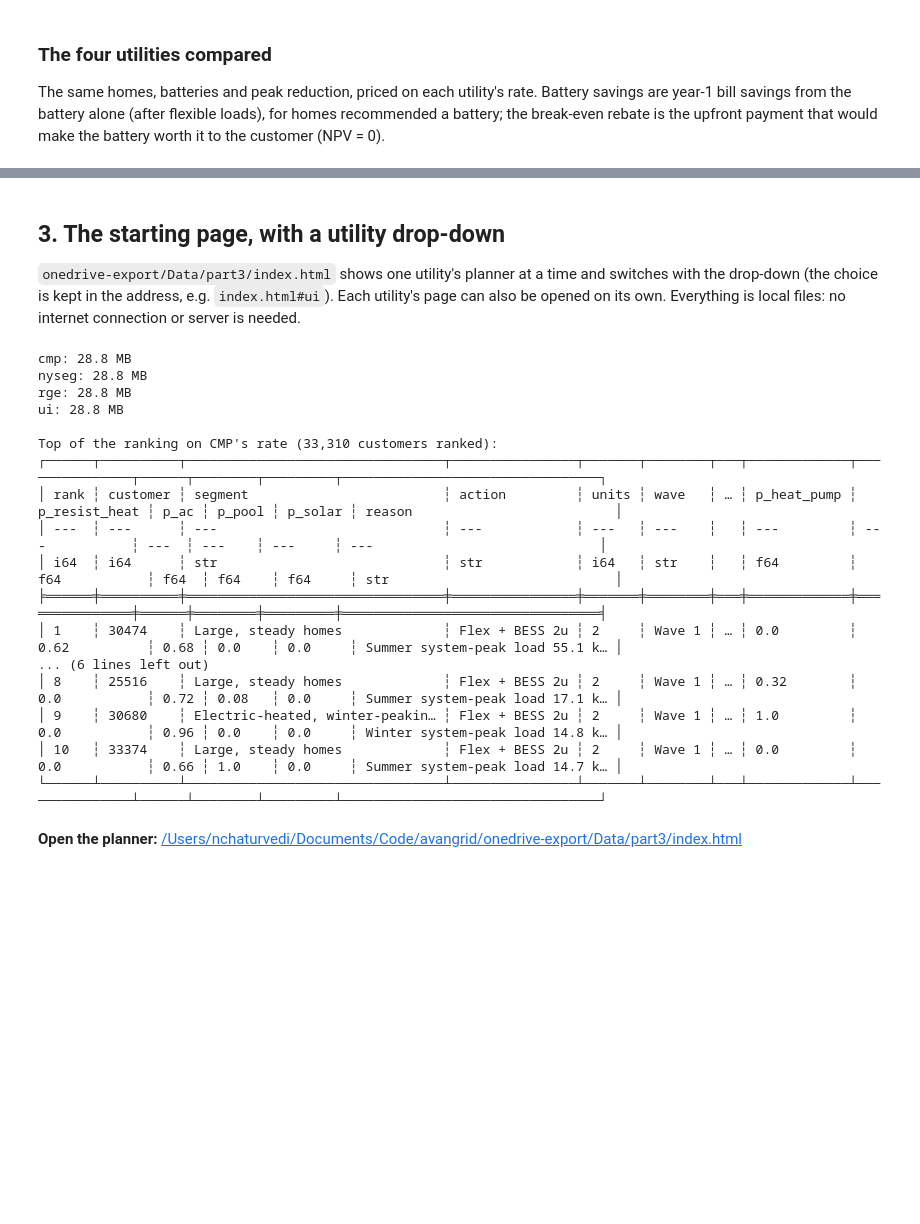
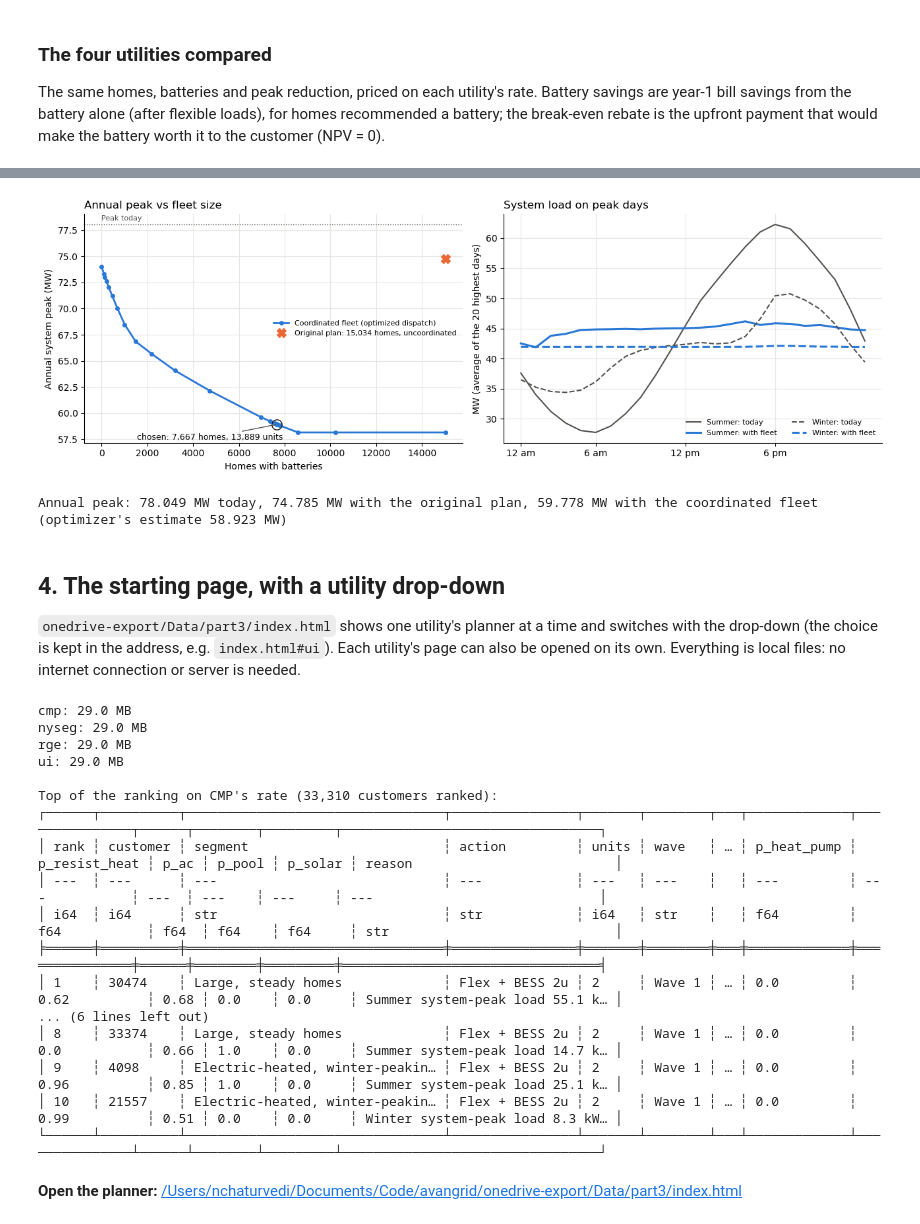
Before and after one commit to nc1387/avangrid-hackathon, a Jupyter notebook: 99_build-planner.ipynb, the cells around one changed output, grey strips where cells are left out. Cells and saved outputs as stored; diff of their text form; code cells hidden in the pictures; blank space fills up the shorter version.

```diff
--- a/99_build-planner.ipynb
+++ b/99_build-planner.ipynb
@@ -154,5 +170,48 @@ with pl.Config(tbl_width_chars=200, tbl_hide_dataframe_shape=True, float_precisi
+# %%
+import matplotlib.pyplot as plt
+
+s = json.loads((PART3 / 'cmp' / 'app_data.json').read_text())['summary']
+f = s['fleet']
+cv = pl.DataFrame(f['curve'])
+fig, (a1, a2) = plt.subplots(1, 2, figsize=(13, 4.4))
+a1.plot(cv['homes'], cv['peak_mw'], color='#2a78d6', linewidth=2, marker='o', markersize=4,
+        label='Coordinated fleet (optimized dispatch)')
+a1.plot(f['selected_homes'], f['lp_peak_mw'], marker='o', markersize=11, markerfacecolor='none', markeredgecolor='#0b0b0b')
+a1.annotate(f"chosen: {f['selected_homes']:,} homes, {f['selected_units']:,} units",
+            xy=(f['selected_homes'], f['lp_peak_mw']), xytext=(f['selected_homes'] * 0.2, f['lp_peak_mw'] - 1.5),
+            arrowprops=dict(arrowstyle='-', color='#52514e'), fontsize=9)
+u = f['uncoordinated']
+a1.plot(u['homes'], u['peak_mw_after'], marker='X', markersize=10, color='#eb6834', linestyle='none',
+        label=f"Original plan: {u['homes']:,} homes, uncoordinated")
+a1.axhline(s['system_peak_mw_before'], color='#52514e', linewidth=1, linestyle=':')
+a1.text(0, s['system_peak_mw_before'] + 0.4, 'Peak today', fontsize=8, color='#52514e')
+a1.set_xlabel('Homes with batteries')
+a1.set_ylabel('Annual system peak (MW)')
+a1.set_title('Annual peak vs fleet size', loc='left')
+a1.legend(frameon=False, loc='center right', fontsize=8)
+hours = list(range(1, 25))
+for season, ls in (('summer', '-'), ('winter', '--')):
+    prof = s['system_profile_mw'][season]
+    a2.plot(hours, prof['before'], color='#52514e', linestyle=ls, linewidth=1.5, label=f'{season.title()}: today')
+    a2.plot(hours, prof['after'], color='#2a78d6', linestyle=ls, linewidth=2.2, label=f'{season.title()}: with fleet')
+a2.set_xticks([1, 6, 12, 18], ['12 am', '6 am', '12 pm', '6 pm'])
+a2.set_ylabel('MW (average of the 20 highest days)')
+a2.set_title('System load on peak days', loc='left')
+a2.legend(frameon=False, fontsize=8, ncol=2, loc='lower right')
+for ax in (a1, a2):
+    ax.grid(color='#e6e5e1')
+    ax.set_axisbelow(True)
+    ax.spines[['top', 'right']].set_visible(False)
+fig.tight_layout()
+fig.savefig(config.EDA_DIR / 'planner_fleet_curve.png', dpi=150)
+plt.show()
+print(f"Annual peak: {s['system_peak_mw_before']} MW today, {u['peak_mw_after']} MW with the original plan, "
+      f"{f['peak_mw_after']} MW with the coordinated fleet (optimizer's estimate {f['lp_peak_mw']} MW)")
+# %% [output]
+[figure, added]
+Annual peak: 78.049 MW today, 74.785 MW with the original plan, 59.778 MW with the coordinated fleet (optimizer's estimate 58.923 MW)
 # %% [markdown]
-## 3. The starting page, with a utility drop-down
+## 4. The starting page, with a utility drop-down
 
 `onedrive-export/Data/part3/index.html` shows one utility's planner at a time and switches with the drop-down
 (the choice is kept in the address, e.g. `index.html#ui`). Each utility's page can also be opened on its own.
@@ -200,10 +259,10 @@ with pl.Config(tbl_cols=12, tbl_width_chars=200, tbl_hide_dataframe_shape=True):
 page = PART3 / 'index.html'
 display(Markdown(f'**Open the planner:** [{page}]({page.resolve().as_uri()})'))
 # %% [output]
-cmp: 28.8 MB
-nyseg: 28.8 MB
-rge: 28.8 MB
-ui: 28.8 MB
+cmp: 29.0 MB
+nyseg: 29.0 MB
+rge: 29.0 MB
+ui: 29.0 MB
 
 Top of the ranking on CMP's rate (33,310 customers ranked):
 ┌──────┬──────────┬─────────────────────────────────┬────────────────┬───────┬────────┬───┬─────────────┬───────────────┬──────┬────────┬─────────┬─────────────────────────────────┐
@@ -213,9 +272,9 @@ Top of the ranking on CMP's rate (33,310 customers ranked):
 ╞══════╪══════════╪═════════════════════════════════╪════════════════╪═══════╪════════╪═══╪═════════════╪═══════════════╪══════╪════════╪═════════╪═════════════════════════════════╡
 │ 1    ┆ 30474    ┆ Large, steady homes             ┆ Flex + BESS 2u ┆ 2     ┆ Wave 1 ┆ … ┆ 0.0         ┆ 0.62          ┆ 0.68 ┆ 0.0    ┆ 0.0     ┆ Summer system-peak load 55.1 k… │
 ... (6 lines left out)
-│ 8    ┆ 25516    ┆ Large, steady homes             ┆ Flex + BESS 2u ┆ 2     ┆ Wave 1 ┆ … ┆ 0.32        ┆ 0.0           ┆ 0.72 ┆ 0.08   ┆ 0.0     ┆ Summer system-peak load 17.1 k… │
-│ 9    ┆ 30680    ┆ Electric-heated, winter-peakin… ┆ Flex + BESS 2u ┆ 2     ┆ Wave 1 ┆ … ┆ 1.0         ┆ 0.0           ┆ 0.96 ┆ 0.0    ┆ 0.0     ┆ Winter system-peak load 14.8 k… │
-│ 10   ┆ 33374    ┆ Large, steady homes             ┆ Flex + BESS 2u ┆ 2     ┆ Wave 1 ┆ … ┆ 0.0         ┆ 0.0           ┆ 0.66 ┆ 1.0    ┆ 0.0     ┆ Summer system-peak load 14.7 k… │
+│ 8    ┆ 33374    ┆ Large, steady homes             ┆ Flex + BESS 2u ┆ 2     ┆ Wave 1 ┆ … ┆ 0.0         ┆ 0.0           ┆ 0.66 ┆ 1.0    ┆ 0.0     ┆ Summer system-peak load 14.7 k… │
+│ 9    ┆ 4098     ┆ Electric-heated, winter-peakin… ┆ Flex + BESS 2u ┆ 2     ┆ Wave 1 ┆ … ┆ 0.0         ┆ 0.96          ┆ 0.85 ┆ 1.0    ┆ 0.0     ┆ Summer system-peak load 25.1 k… │
+│ 10   ┆ 21557    ┆ Electric-heated, winter-peakin… ┆ Flex + BESS 2u ┆ 2     ┆ Wave 1 ┆ … ┆ 0.0         ┆ 0.99          ┆ 0.51 ┆ 0.0    ┆ 0.0     ┆ Winter system-peak load 8.3 kW… │
 └──────┴──────────┴─────────────────────────────────┴────────────────┴───────┴────────┴───┴─────────────┴───────────────┴──────┴────────┴─────────┴─────────────────────────────────┘
 **Open the planner:** [/Users/nchaturvedi/Documents/Code/avangrid/onedrive-export/Data/part3/index.html](file:///Users/nchaturvedi/Documents/Code/avangrid/onedrive-export/Data/part3/index.html)
 # %% [markdown]
```
Also changed, not shown: parts of 6 cells of this notebook, 3 other files.
